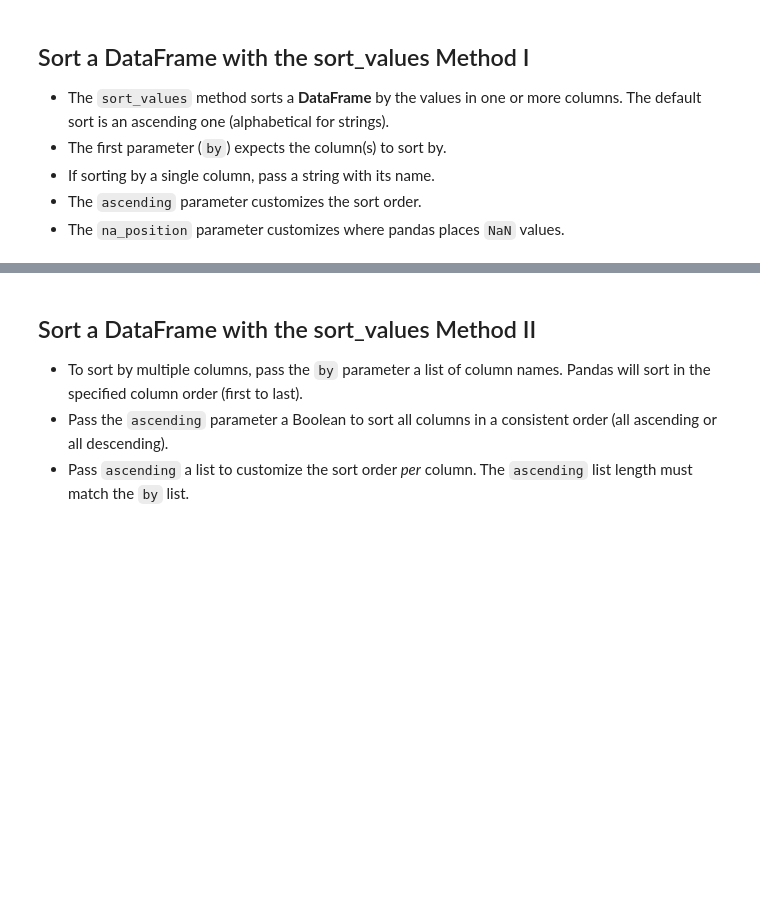
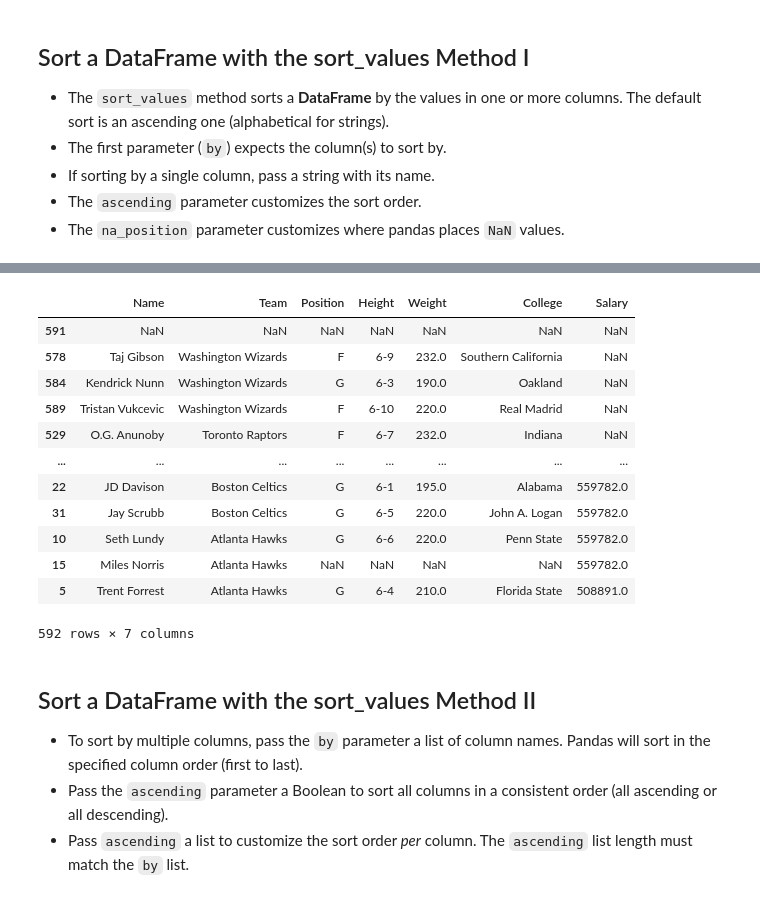
Before and after one commit to Petar-Koprinkov/Pandas, a Jupyter notebook: Incomplete/04 - DataFrames I - Introduction.ipynb, the cells around one changed output, grey strips where cells are left out. Drawn from its saved outputs; the diff is of its cells as text; code cells hidden in the pictures; blank space fills up the shorter version.

```diff
--- a/Incomplete/04 - DataFrames I - Introduction.ipynb
+++ b/Incomplete/04 - DataFrames I - Introduction.ipynb
@@ -170,5 +478,19 @@ nba.sort_values(by='Name', ascending=True)
 # %%
-nba.sort_values(by='Salary', ascending=False, na_position='first')
+nba.sort_values(by=['Salary', 'Team'], ascending=False, na_position='first')
+# %% [output]
+|  | Name | Team | Position | Height | Weight | College | Salary |
+| 591 | NaN | NaN | NaN | NaN | NaN | NaN | NaN |
+| 578 | Taj Gibson | Washington Wizards | F | 6-9 | 232.0 | Southern California | NaN |
+| 584 | Kendrick Nunn | Washington Wizards | G | 6-3 | 190.0 | Oakland | NaN |
+| 589 | Tristan Vukcevic | Washington Wizards | F | 6-10 | 220.0 | Real Madrid | NaN |
+| 529 | O.G. Anunoby | Toronto Raptors | F | 6-7 | 232.0 | Indiana | NaN |
+| ... | ... | ... | ... | ... | ... | ... | ... |
+| 22 | JD Davison | Boston Celtics | G | 6-1 | 195.0 | Alabama | 559782.0 |
+| 31 | Jay Scrubb | Boston Celtics | G | 6-5 | 220.0 | John A. Logan | 559782.0 |
+| 10 | Seth Lundy | Atlanta Hawks | G | 6-6 | 220.0 | Penn State | 559782.0 |
+| 15 | Miles Norris | Atlanta Hawks | NaN | NaN | NaN | NaN | 559782.0 |
+| 5 | Trent Forrest | Atlanta Hawks | G | 6-4 | 210.0 | Florida State | 508891.0 |
+592 rows × 7 columns
 # %% [markdown]
 ## Sort a DataFrame with the sort_values Method II
 - To sort by multiple columns, pass the `by` parameter a list of column names. Pandas will sort in the specified column order (first to last).
```
Also changed, not shown: parts of 27 cells of this notebook, 1 other file.
